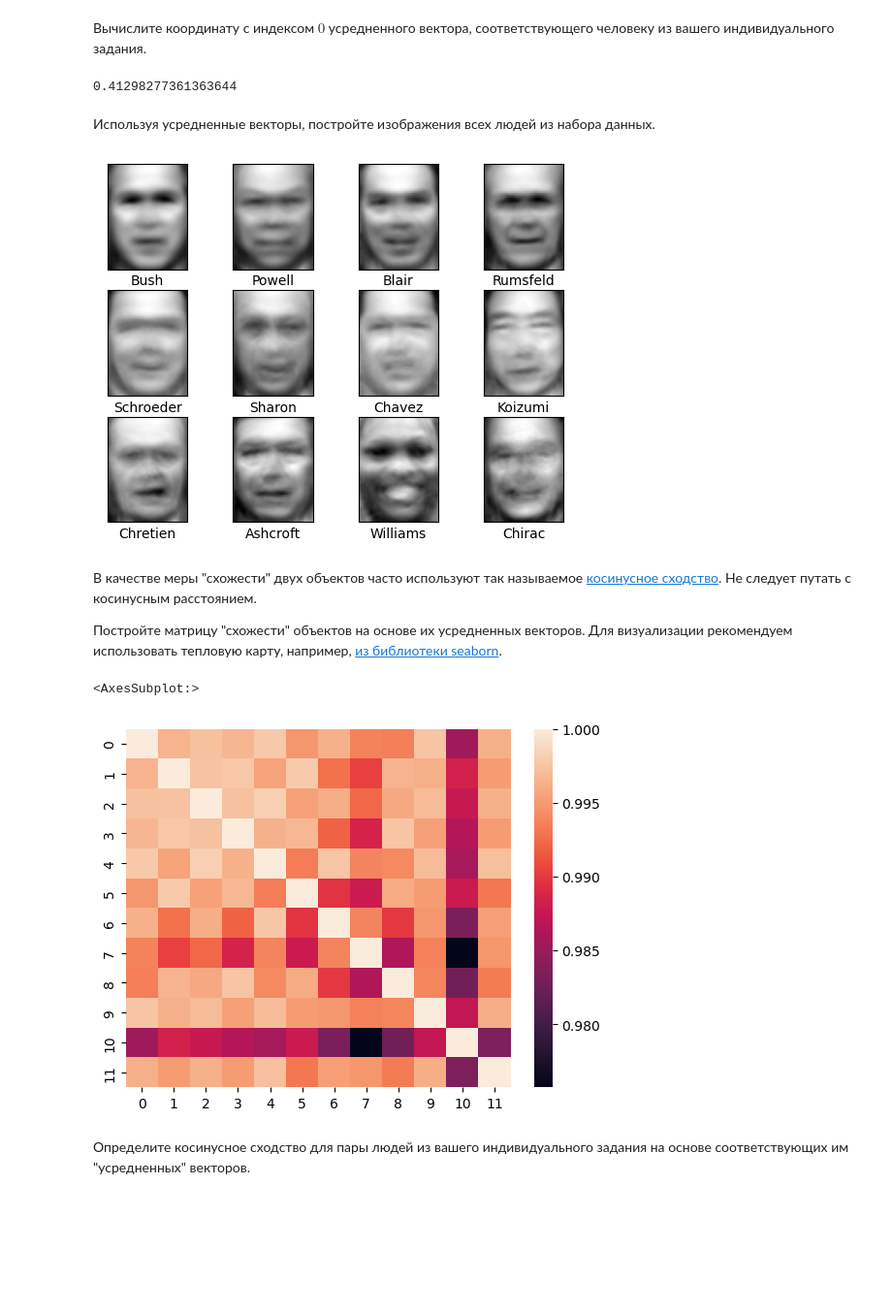
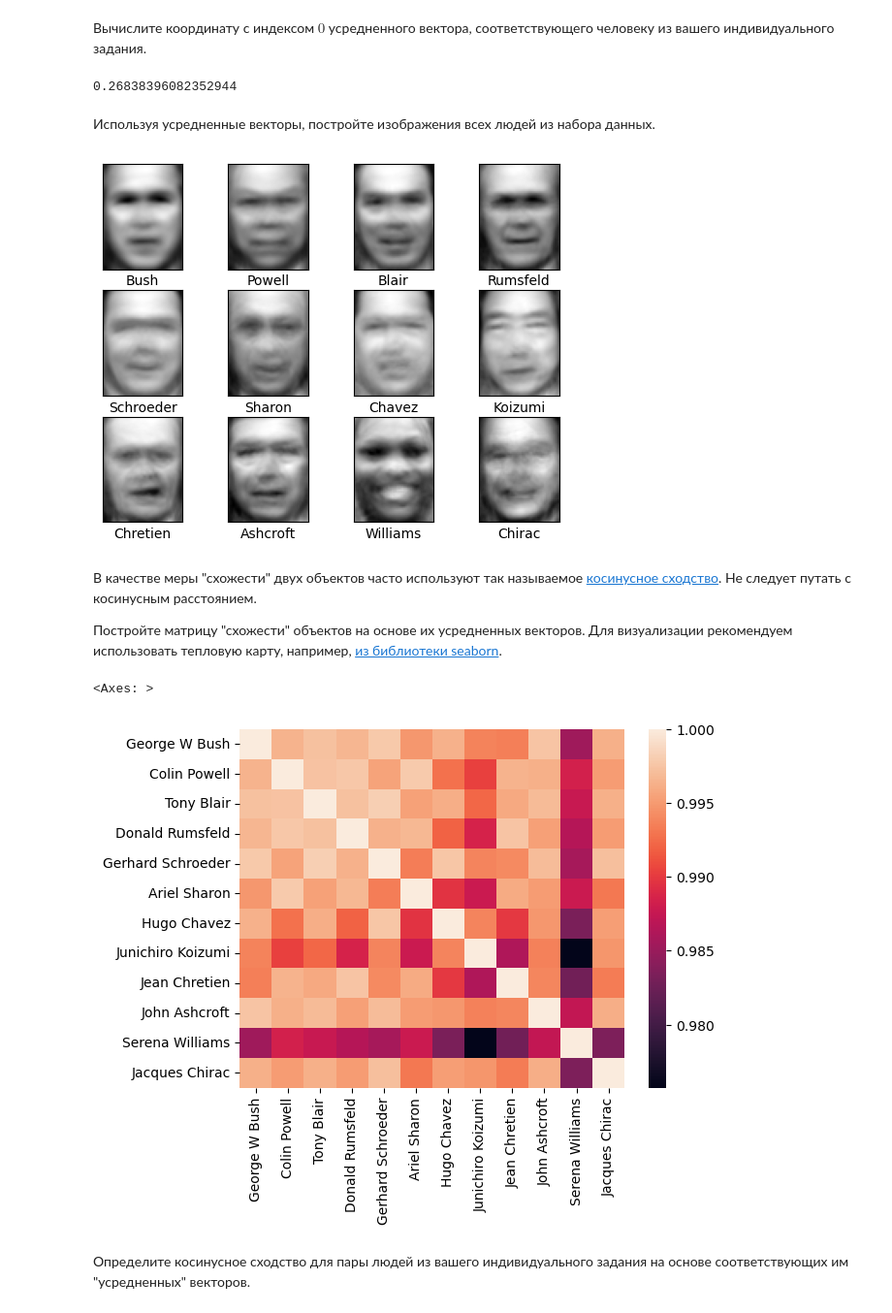
Before and after one commit to muzafarovdan/MyEducation, a Jupyter notebook: ML_OE/SVM.ipynb, the cells around one changed output. Shown at 97% size. Saved outputs shown, nothing was run; the diff lists cells and outputs as text; code cells hidden in the pictures; blank space fills up the shorter version.

```diff
--- a/ML_OE/SVM.ipynb
+++ b/ML_OE/SVM.ipynb
@@ -90,5 +113,5 @@ Name: label, dtype: float64
 # %%
 df_col = df['label'].value_counts(1)
-df_col = df_col.index
+df_col = list(df_col.index)
 df_col
 # %% [output]
@@ -101,7 +153,9 @@ Index(['George W Bush', 'Colin Powell', 'Tony Blair', 'Donald Rumsfeld',
 # %%
-df_photo = pd.DataFrame()
-
 for i in range(len(df_col)):
-        df_photo[i] = df[df['label'] == df_col[i]].mean()
-df_photo.head(10)
+    only_name = df[df['label'] == df_col[i]]
+    without_name = only_name.drop(columns='label')
+    df_photo[i] = without_name.mean()
+df_photo = df_photo.T
+df_photo['label'] = df_col
+df_photo
 # %% [output]
@@ -138,9 +176,9 @@ df_photo
 # %% [markdown]
 Вычислите координату с индексом $0$ усредненного вектора, соответствующего человеку из вашего индивидуального задания.
 # %%
-df_photo[df_photo['label'] == 'Serena Williams'].iloc[0,0]
+df_photo[df_photo['label'] == 'Junichiro Koizumi'].iloc[0,0]
 # %% [output]
-0.41298277361363644
+0.26838396082352944
 # %% [markdown]
 Используя усредненные векторы, постройте изображения всех людей из набора данных.
 # %%
@@ -152,27 +190,34 @@ for i, axi in enumerate(ax.flat):
             xlabel=lbl.split()[-1])
 plt.savefig('persons_pics_img_for_description.png', dpi = 100, bbox_inches='tight')
 # %% [output]
-[figure, old version]
+[figure, new version]
 # %% [markdown]
 В качестве меры "схожести" двух объектов часто используют так называемое [косинусное сходство](https://en.wikipedia.org/wiki/Cosine_similarity). Не следует путать с косинусным расстоянием.
 
 Постройте матрицу "схожести" объектов на основе их усредненных векторов. Для визуализации рекомендуем использовать тепловую карту, например, [из библиотеки seaborn](https://seaborn.pydata.org/generated/seaborn.heatmap.html).
 # %%
+import numpy as np
+import seaborn as sns
+import pandas as pd
+from sklearn.metrics.pairwise import cosine_similarity
+
+# Предположим, что у вас есть DataFrame df_photo с вашими данными
+name = df_photo['label']
 vectors = df_photo.drop(columns='label')
-matrix_res = np.array([])
+matrix_res = np.zeros((len(vectors), len(vectors)))
+
 for j in range(len(vectors)):
-  matrix = np.array([])
-  for i in range(len(vectors)):
-    a = np.array(vectors.iloc[j])
-    b = np.array(vectors.iloc[i])
-    cosine = cosine_similarity(a.reshape(1, -1), b.reshape(1, -1))
-    matrix = np.append(matrix, cosine[0][0])
-  matrix_res = np.append(matrix_res, matrix, axis=0)
-matrix_res = matrix_res.reshape(12, 12)
-sns.heatmap(matrix_res)
+    for i in range(len(vectors)):
+        a = np.array(vectors.iloc[j])
+        b = np.array(vectors.iloc[i])
+        cosine = cosine_similarity(a.reshape(1, -1), b.reshape(1, -1))
+        matrix_res[j][i] = cosine[0][0]
+
+# Создаем тепловую карту с подписанными осями
+sns.heatmap(matrix_res, xticklabels=name, yticklabels=name)
 # %% [output]
-<AxesSubplot:>
+<Axes: >
-[figure, old version]
+[figure, new version]
 # %%
 vectors = df_photo.drop(columns='label')
 
```
Also changed, not shown: parts of 23 cells of this notebook.
